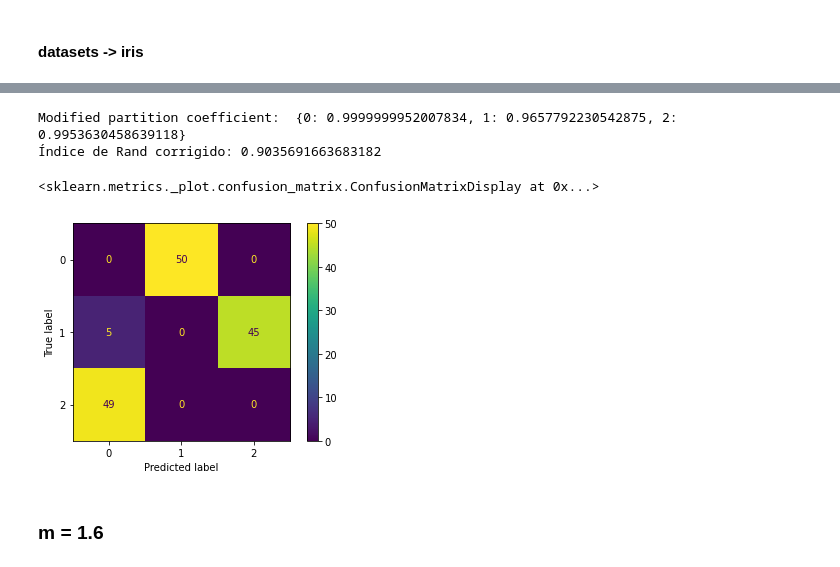
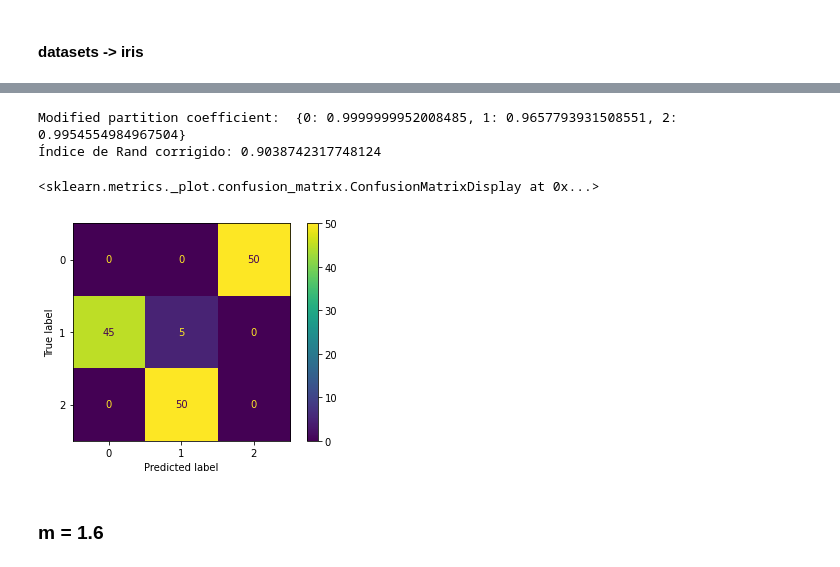
Before and after one commit to eliaquim10/multiple_features, a Jupyter notebook: cluster_kmean.ipynb, the cells around one changed output, grey strips where cells are left out. Drawn from its saved outputs; the diff is of its cells as text; code cells hidden in the pictures.

```diff
--- a/cluster_kmean.ipynb
+++ b/cluster_kmean.ipynb
@@ -867,8 +963,5 @@ Modified partition coefficient:  {0: 0.8478930134522046, 1: 0.7115097208682345,
 # %%
-iris = datasets.load_iris()
-X = pd.DataFrame(iris.data)
-y = pd.DataFrame({len(X.columns.values):iris.target})
-X, y = Cleaner().transform(X, y)
+X_clean, y_clean = cleaner.transform(X, y)
 
 model = Trainer(num_class = 3,
                 epochs = 100,
@@ -876,14 +969,13 @@ model = Trainer(num_class = 3,
                 model_creator=FuzzyCMeansGaussianS2,
                 m = m,
                 verbose = False,
-                repeat = 50)
+                repeat = 50,
+                filename="iris/model.json")
 
 pipeline = Pipeline([("Normalizer", Normalizer()),
                      ("Transformer", Transformer()),
-                    ("Model", model),
-                    ])
+                    ("Model", model)])
+pipeline.fit(X_clean, y_clean)
 
-pipeline.fit(X, y)
-model.save_model(f"./model/{m}/iris/model.json")
-y_predict = pipeline.predict(X)
+metrics[m]["iris"]= model.metrics
 # %% [output]
@@ -920,19 +1012,23 @@ S2s
 # %%
-y_predict = pipeline.predict(X) #(2000) <= (2000, 200)
+# y_predict = pipeline.predict(X) #(2000) <= (2000, 200)
+# corrigir para os outros modelos
+pertencify = pipeline.predict(X, is_preprocessing=True, argmax=False)
+y_predict = pertencify.argmax(1)
 
-mpcs = {i: Metrics.mpc(model.U[y==i]) for i in range(model.num_class)}
+mpcs = {i: Metrics.mpc(pertencify[y.values[:,0]==i]) for i in range(model.num_class)}
 
+# model.init_u
 print(f"Modified partition coefficient:  {mpcs}")# f,
-print(f"Índice de Rand corrigido: {Metrics.ars(y, model.U.argmax(1))}")# f,
+print(f"Índice de Rand corrigido: {Metrics.ars(y.values[:,0], y_predict)}")# f,
 
 cm = confusion_matrix(y, y_predict)
 cmd = ConfusionMatrixDisplay(confusion_matrix=cm, display_labels=np.arange(model.num_class))
 cmd.plot()
 # %% [output]
-Modified partition coefficient:  {0: 0.9999999952007834, 1: 0.9657792230542875, 2: 0.9953630458639118}
-Índice de Rand corrigido: 0.9035691663683182
+Modified partition coefficient:  {0: 0.9999999952008485, 1: 0.9657793931508551, 2: 0.9954554984967504}
+Índice de Rand corrigido: 0.9038742317748124
 <sklearn.metrics._plot.confusion_matrix.ConfusionMatrixDisplay at 0x...>
-[figure, old version]
+[figure, new version]
 # %% [markdown]
 ### m = 1.6
 # %% [markdown]
```
Also changed, not shown: parts of 41 cells of this notebook, 5 other files.
